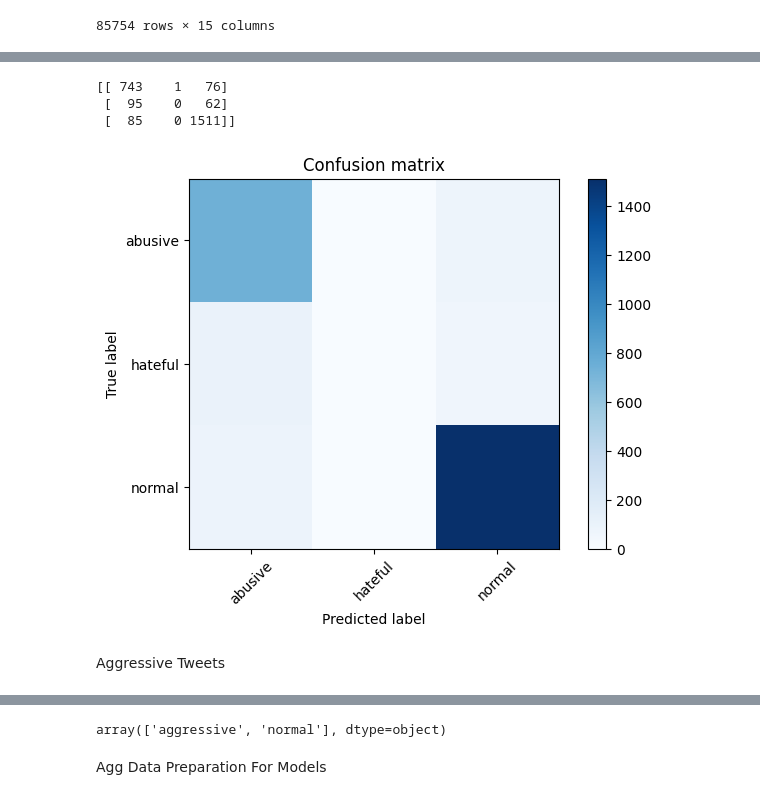
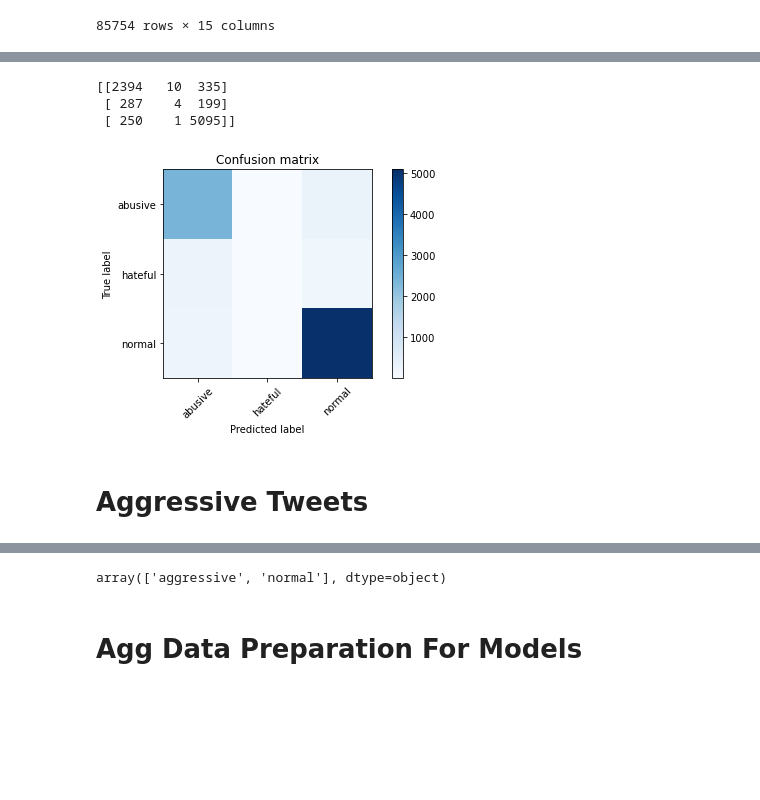
Before and after one commit to arambula-3/Masters_Project, a Jupyter notebook: Master's Project Batch Models.ipynb, the cells around one changed output, grey strips where cells are left out. Drawn from its saved outputs; the diff is of its cells as text; code cells hidden in the pictures; blank space fills up the shorter version.

```diff
--- a/Master's Project Batch Models.ipynb
+++ b/Master's Project Batch Models.ipynb
@@ -969,8 +913,5 @@ Please also refer to the documentation for alternative solver options:
 # %%
-#day 7 tweets
+#day 7 tweets training
 x_day7,y_day7 = to_xy(day7_tweets,'Label')
 y_day7 = day7_tweets["Label"].values
-x_train_day7, x_test_day7, y_train_day7, y_test_day7 = train_test_split(x_day7, y_day7, test_size=0.3, random_state=42)
-lr = lr.fit(x_train_day7, y_train_day7)
-pred = lr.predict(x_test_day7)
-print(metrics.classification_report(y_test_day7, pred))
+lr = lr.fit(x_day7,y_day7)
@@ -994,11 +918,9 @@ Please also refer to the documentation for alternative solver options:
 # %%
-#day 8 tweets
+#day 8 tweets testing
 x_day8,y_day8 = to_xy(day8_tweets,'Label')
 y_day8 = day8_tweets["Label"].values
-x_train_day8, x_test_day8, y_train_day8, y_test_day8 = train_test_split(x_day8, y_day8, test_size=0.3, random_state=42)
-lr = lr.fit(x_train_day8, y_train_day8)
-pred = lr.predict(x_test_day8)
-print(metrics.classification_report(y_test_day8, pred))
+pred = lr.predict(x_day8)
+print(metrics.classification_report(y_day8, pred))
 # %% [output]
               precision    recall  f1-score   support
 
@@ -1019,8 +934,5 @@ Please also refer to the documentation for alternative solver options:
 # %%
-#day 9 tweets
+#day 9 tweets training
 x_day9,y_day9 = to_xy(day9_tweets,'Label')
 y_day9 = day9_tweets["Label"].values
-x_train_day9, x_test_day9, y_train_day9, y_test_day9 = train_test_split(x_day9, y_day9, test_size=0.3, random_state=42)
-lr = lr.fit(x_train_day9, y_train_day9)
-pred = lr.predict(x_test_day9)
-print(metrics.classification_report(y_test_day9, pred))
+lr = lr.fit(x_day9,y_day9)
@@ -1044,11 +939,9 @@ Please also refer to the documentation for alternative solver options:
 # %%
-#day 10 tweets
+#day 10 tweets testing
 x_day10,y_day10 = to_xy(day10_tweets,'Label')
 y_day10 = day10_tweets["Label"].values
-x_train_day10, x_test_day10, y_train_day10, y_test_day10 = train_test_split(x_day10, y_day10, test_size=0.3, random_state=42)
-lr = lr.fit(x_train_day10, y_train_day10)
-pred = lr.predict(x_test_day10)
-print(metrics.classification_report(y_test_day10, pred))
+pred = lr.predict(x_day10)
+print(metrics.classification_report(y_day10, pred))
 # %% [output]
               precision    recall  f1-score   support
 
@@ -1069,17 +955,17 @@ Please also refer to the documentation for alternative solver options:
 # %%
 # Compute confusion matrix
-cm = confusion_matrix(y_test_day10, pred)
+cm = confusion_matrix(y_day10, pred)
 print(cm)
 plt.figure()
 plot_confusion_matrix(cm, category)
 plt.show()
 # %% [output]
-[[ 743    1   76]
- [  95    0   62]
- [  85    0 1511]]
+[[2394   10  335]
+ [ 287    4  199]
+ [ 250    1 5095]]
-[figure, old version]
+[figure, new version]
-# %% [markdown]
-Aggressive Tweets
+# %% [markdown]
+# Aggressive Tweets
 # %%
 #combine abusive and hateful tweets into aggressive for later comparison with other work
 aggressive_tweets = tweets_copy
@@ -1106,7 +992,7 @@ pd.unique(aggressive_tweets['Label'])
 # %% [output]
 array(['aggressive', 'normal'], dtype=object)
 # %% [markdown]
-Agg Data Preparation For Models
+# Agg Data Preparation For Models
 # %%
 aggressive_tweets
 # %% [output]
```
Also changed, not shown: parts of 114 cells of this notebook, 1 other file.
